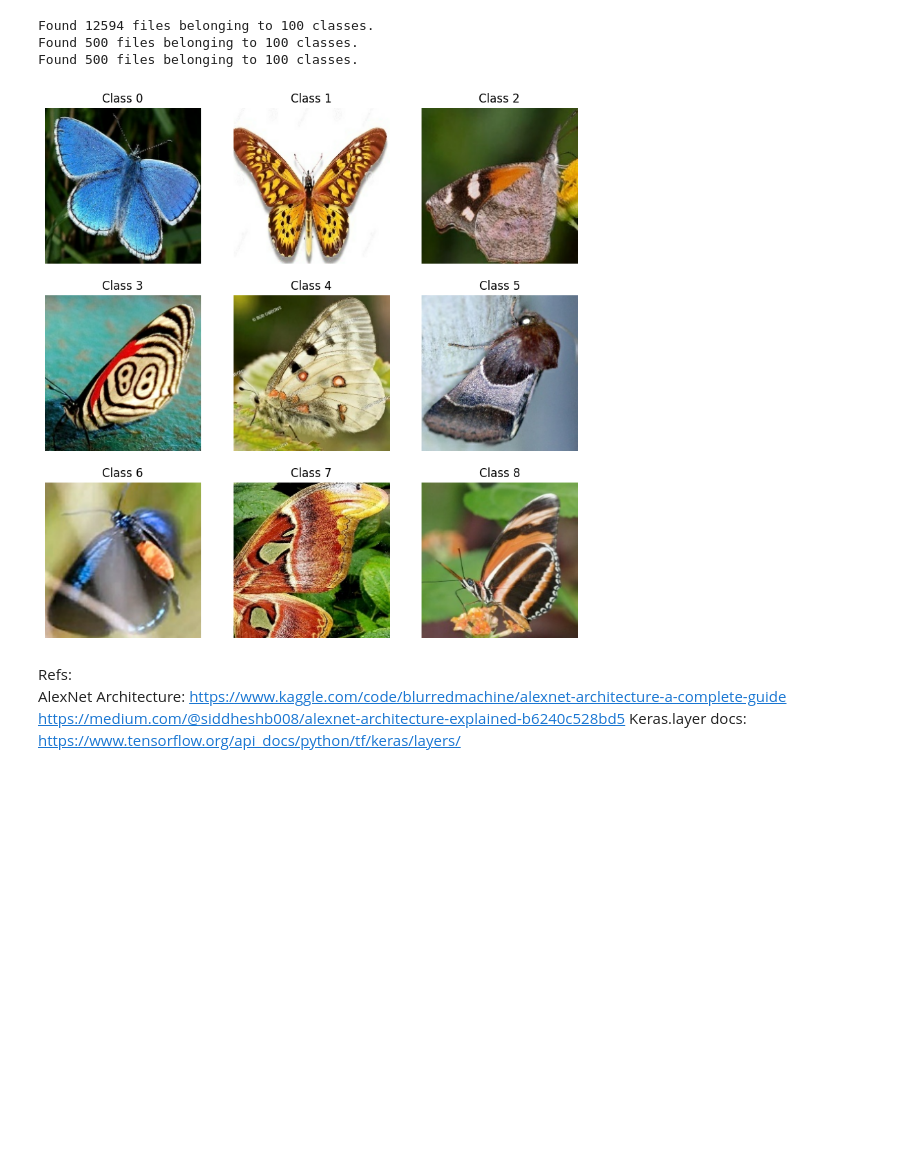
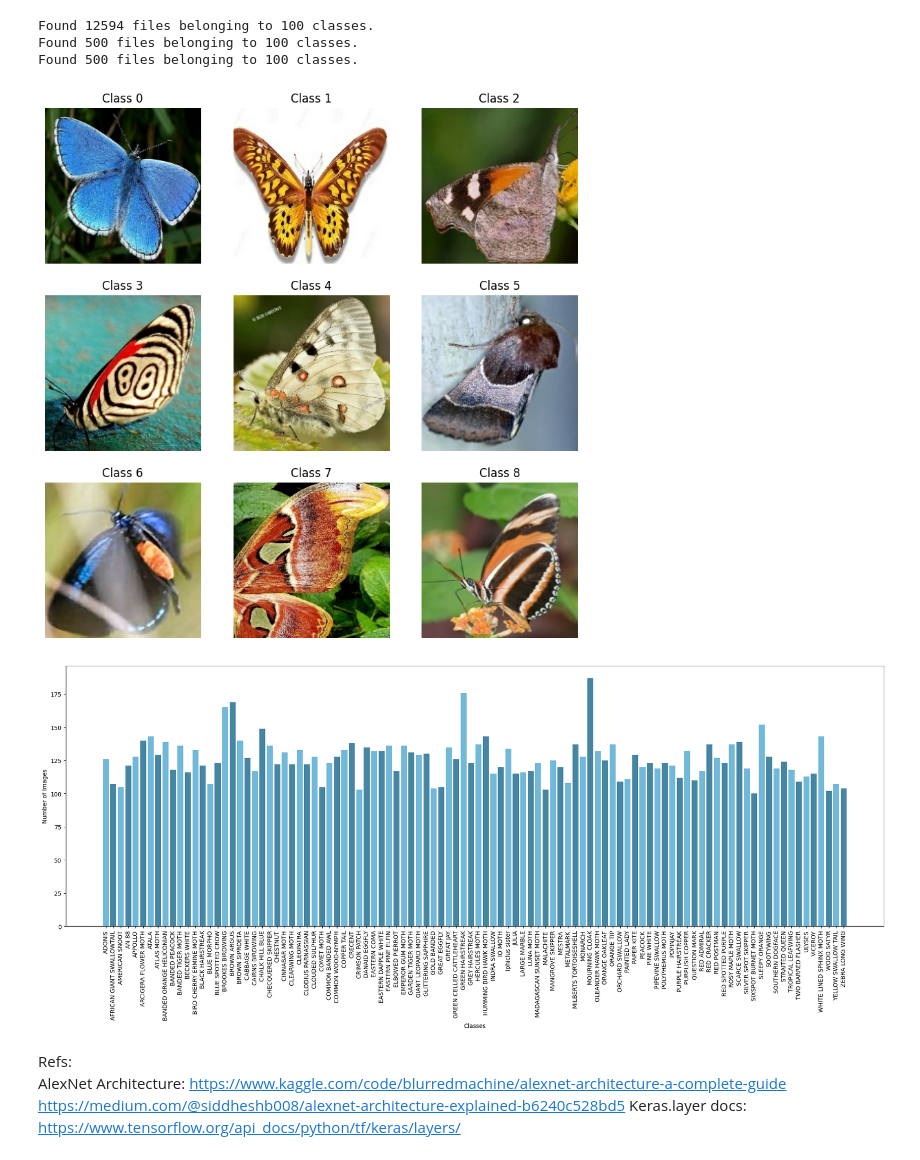
Before and after one commit to oOoOoOo0o/cs4287-assignment1, a Jupyter notebook: CS4287-Prj1-20251971-21332142.ipynb, the cells around one changed output. Saved outputs shown, nothing was run; the diff lists cells and outputs as text; code cells hidden in the pictures; blank space fills up the shorter version.

Commit message:
data: added bar chart for data visualisation
Signed-off-by: Euan Bourke <euanbourke@gmail.com>

```diff
--- a/CS4287-Prj1-20251971-21332142.ipynb
+++ b/CS4287-Prj1-20251971-21332142.ipynb
@@ -51,33 +52,50 @@ Found 500 files belonging to 100 classes.
 # Data Visualisation
 # We will first display some sample images from our dataset
 train_iterator = train_data.as_numpy_iterator()
 # Create a 3x3 grid to hold our images for compactness
 fig, axes = plt.subplots(3, 3, figsize=(10, 10))
 images = []
 labels = []
 
 # Loop through the first 9 classes and take the first image and class number from the training set
 for class_num in range(0, NB_CLASSES, 9):
     batch = train_iterator.next()
     image, label = batch[0][0], batch[1][0]
     class_index = np.argmax(label)
     # Store them in an array so we can later add them to our grid
     images.append(image.astype(np.uint8))
     labels.append(class_index)
 
 for i in range(9):
     # Get the row and column position to determine which ax to get
     row_pos = i // 3
     col_pos = i % 3
     ax = axes[row_pos, col_pos]
     # Display the image and class number
     ax.imshow(images[i])
     ax.set_title(f"Class {labels[i]}")
     ax.axis('off')
 
 plt.show()
+
+class_names = os.listdir(TRAIN_PATH)
+class_amounts = []
+
+for name in class_names:
+    class_dir = os.path.join(TRAIN_PATH, name)
+    class_amounts.append(len(os.listdir(class_dir)))
+
+colours = ['#71b8d9', '#4686a3'] * (len(class_names) // 2)
+
+plt.figure(figsize=(25, 8))
+plt.bar(class_names, class_amounts, color=colours)
+plt.xlabel("Classes")
+plt.xticks(rotation=90)
+plt.ylabel("Number of Images")
+plt.show()
 # %% [output]
 [figure]
+[figure, added]
 # %%
 # Min-max normalisation scales all values to the range 0 - 1
 # Division by 255 accomplishes this since the max value for any pixel in any colour channel is 255
```
Also changed, not shown: parts of 1 cell of this notebook.
